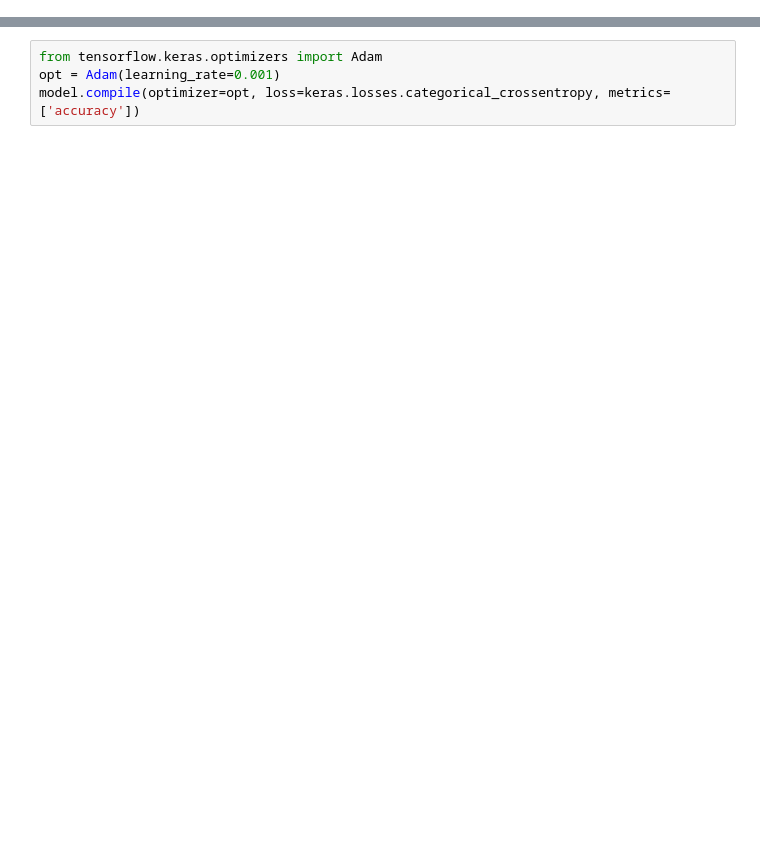
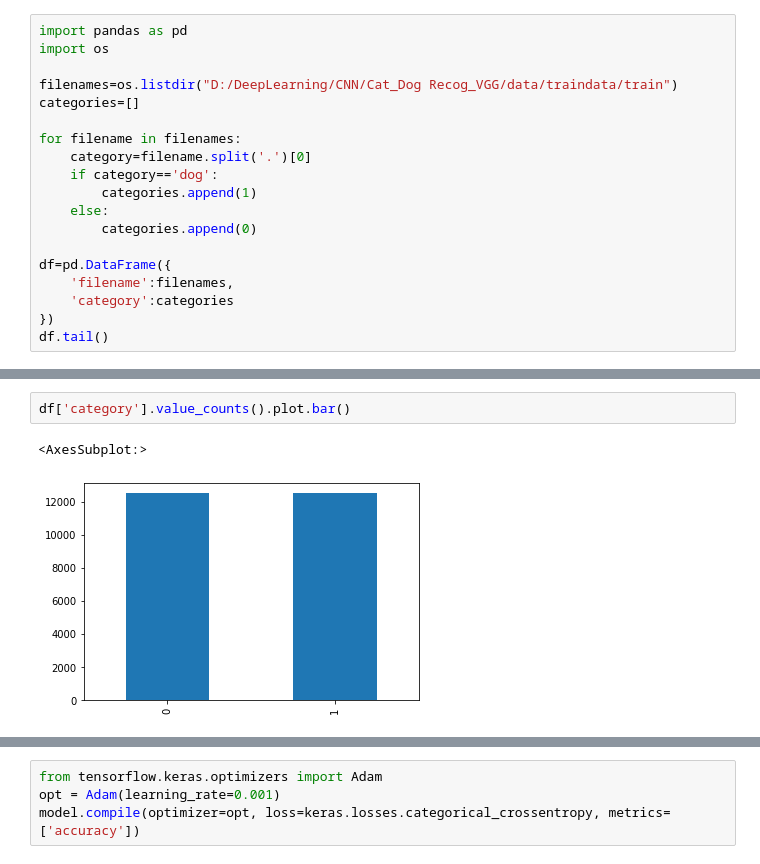
Before and after one commit to keder-code-hash/DeepLearning, a Jupyter notebook: CNN/Cat_Dog Recog_VGG/cat_vs_dog_recog.ipynb, the cells around one changed output, grey strips where cells are left out. Saved outputs shown, nothing was run; the diff lists cells and outputs as text; blank space fills up the shorter version.

```diff
--- a/CNN/Cat_Dog Recog_VGG/cat_vs_dog_recog.ipynb
+++ b/CNN/Cat_Dog Recog_VGG/cat_vs_dog_recog.ipynb
@@ -108,0 +7,19 @@ Found 12500 images belonging to 1 classes.
+# %%
+import pandas as pd
+import os
+
+filenames=os.listdir("D:/DeepLearning/CNN/Cat_Dog Recog_VGG/data/traindata/train")
+categories=[]
+
+for filename in filenames:
+    category=filename.split('.')[0]
+    if category=='dog':
+        categories.append(1)
+    else:
+        categories.append(0)
+
+df=pd.DataFrame({
+    'filename':filenames,
+    'category':categories
+})
+df.tail()
@@ -108,0 +33,5 @@ Found 12500 images belonging to 1 classes.
+# %%
+df['category'].value_counts().plot.bar()
+# %% [output]
+<AxesSubplot:>
+[figure, added]
```
Also changed, not shown: parts of 15 cells of this notebook, 6 other files.
